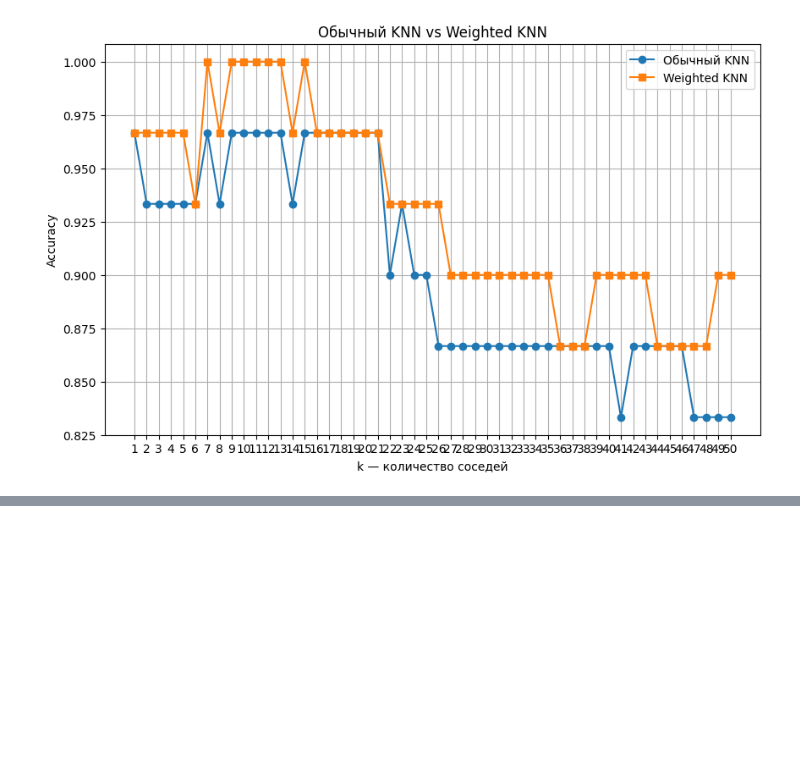
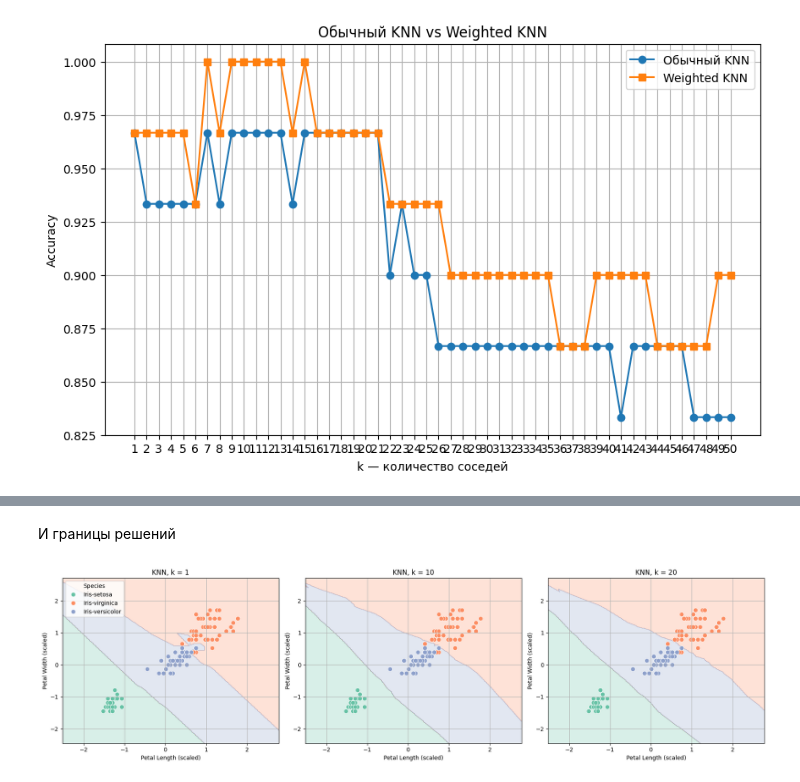
Before and after one commit to P2-Sh/ML_homeworks, a Jupyter notebook: Iris_KNN.ipynb, the cells around one changed output, grey strips where cells are left out. Saved outputs shown, nothing was run; the diff lists cells and outputs as text; code cells hidden in the pictures; blank space fills up the shorter version.

```diff
--- a/Iris_KNN.ipynb
+++ b/Iris_KNN.ipynb
@@ -314,0 +700,70 @@ plt.show()
+# %% [markdown]
+И границы решений
+# %%
+from matplotlib.colors import ListedColormap
+
+k_values_visualization = [1, 10, 20]
+
+x_min = X_2d_train_scaled[:, 0].min() - 1
+x_max = X_2d_train_scaled[:, 0].max() + 1
+y_min = X_2d_train_scaled[:, 1].min() - 1
+y_max = X_2d_train_scaled[:, 1].max() + 1
+
+xx, yy = np.meshgrid(
+    np.linspace(x_min, x_max, 300),
+    np.linspace(y_min, y_max, 300)
+)
+
+# Преобразуем классы в числа для построения границы
+classes = y_2d_train.unique()
+class_to_num = {cls: i for i, cls in enumerate(classes)}
+y_train_num = y_2d_train.map(class_to_num)
+
+cmap = ListedColormap(
+    sns.color_palette("Set2", n_colors=3)
+)
+
+plt.figure(figsize=(18, 5))
+
+for i, k in enumerate(k_values_visualization, 1):
+
+    model = KNeighborsClassifier(
+        n_neighbors=k,
+        weights="uniform"
+    )
+
+    model.fit(X_2d_train_scaled, y_2d_train)
+
+    grid = np.c_[xx.ravel(), yy.ravel()]
+    Z = model.predict(grid)
+    Z_num = np.array([class_to_num[label] for label in Z])
+    Z_num = Z_num.reshape(xx.shape)
+
+    plt.subplot(1, 3, i)
+
+    plt.contourf(
+        xx,
+        yy,
+        Z_num,
+        alpha=0.25,
+        cmap=cmap
+    )
+
+    sns.scatterplot(
+        x=X_2d_train_scaled[:, 0],
+        y=X_2d_train_scaled[:, 1],
+        hue=y_2d_train,
+        palette="Set2",
+        s=60,
+        legend=(i == 1)
+    )
+
+    plt.xlabel("Petal Length (scaled)")
+    plt.ylabel("Petal Width (scaled)")
+    plt.title(f"KNN, k = {k}")
+    plt.grid(True)
+
+plt.tight_layout()
+plt.show()
+# %% [output]
+[figure, added]
```
Also changed, not shown: parts of 12 cells of this notebook.
